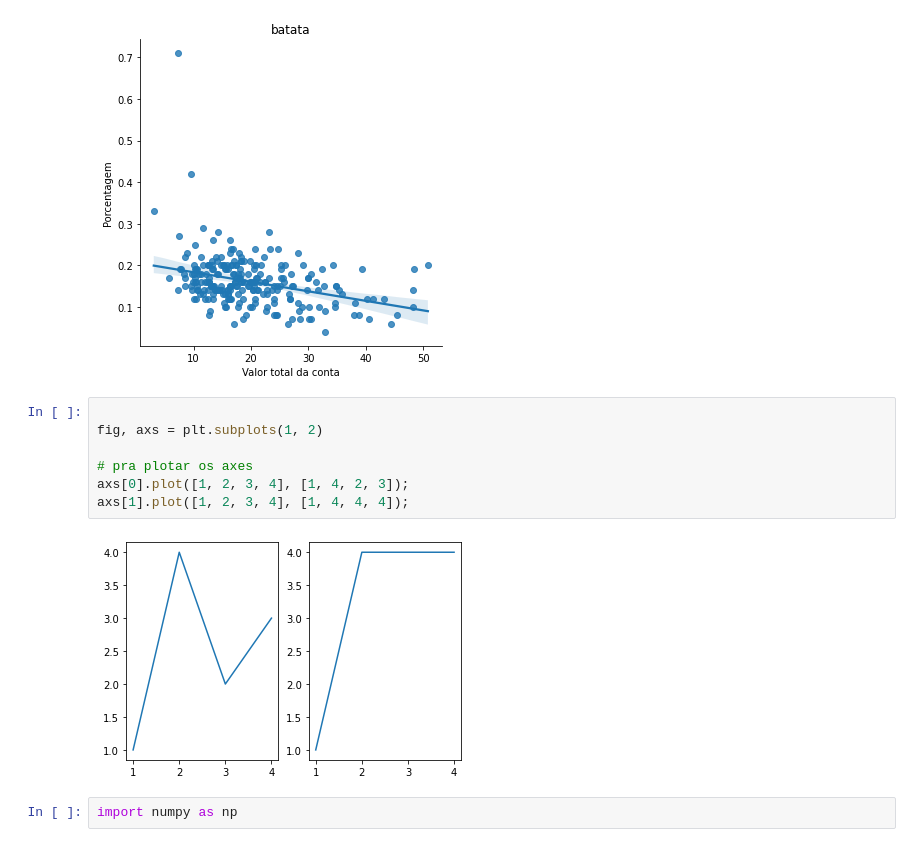
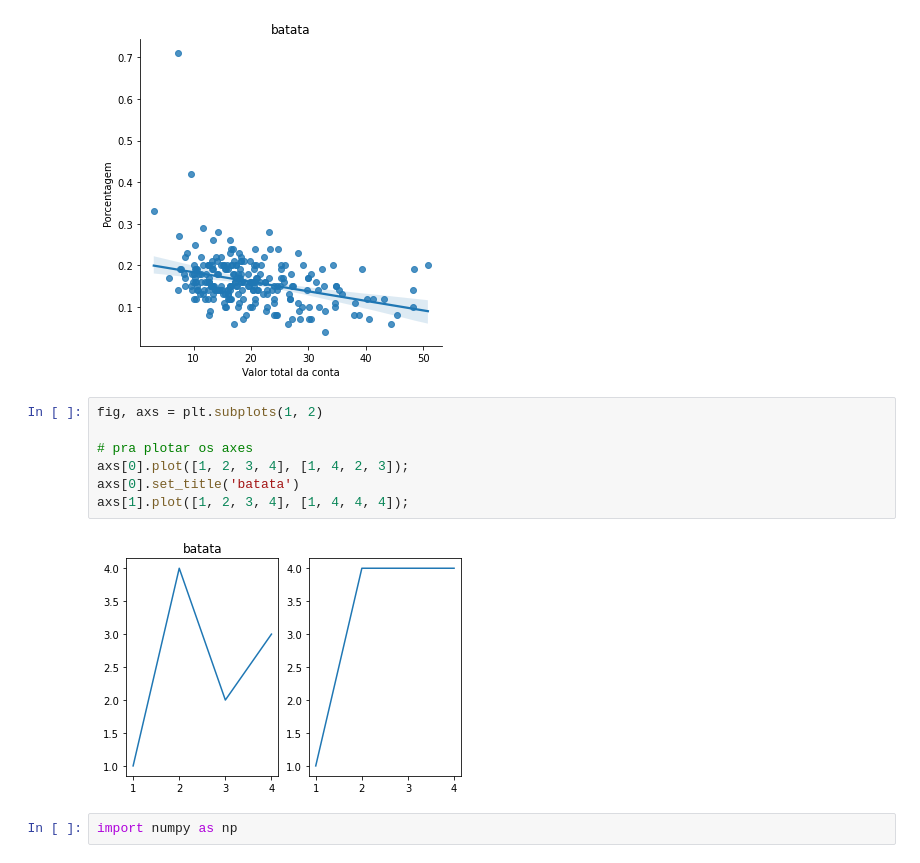
Before and after one commit to arturcgs/python_alura, a Jupyter notebook: Formacao_Python_para_Data_Science/Data_Visualization_Seaborn/Data_Vis_Seaborn.ipynb, the cells around one changed output. Saved outputs shown, nothing was run; the diff lists cells and outputs as text.

```diff
--- a/Formacao_Python_para_Data_Science/Data_Visualization_Seaborn/Data_Vis_Seaborn.ipynb
+++ b/Formacao_Python_para_Data_Science/Data_Visualization_Seaborn/Data_Vis_Seaborn.ipynb
@@ -142,14 +381,14 @@ regressions.ax.set_title('batata')
 Text(0.5, 1.0, 'batata')
 [figure]
 # %%
-
 fig, axs = plt.subplots(1, 2)
 
 # pra plotar os axes
 axs[0].plot([1, 2, 3, 4], [1, 4, 2, 3]);
+axs[0].set_title('batata')
 axs[1].plot([1, 2, 3, 4], [1, 4, 4, 4]);
 # %% [output]
-[figure, old version]
+[figure, new version]
 # %%
 import numpy as np
 # %%
```
Also changed, not shown: parts of 46 cells of this notebook.
